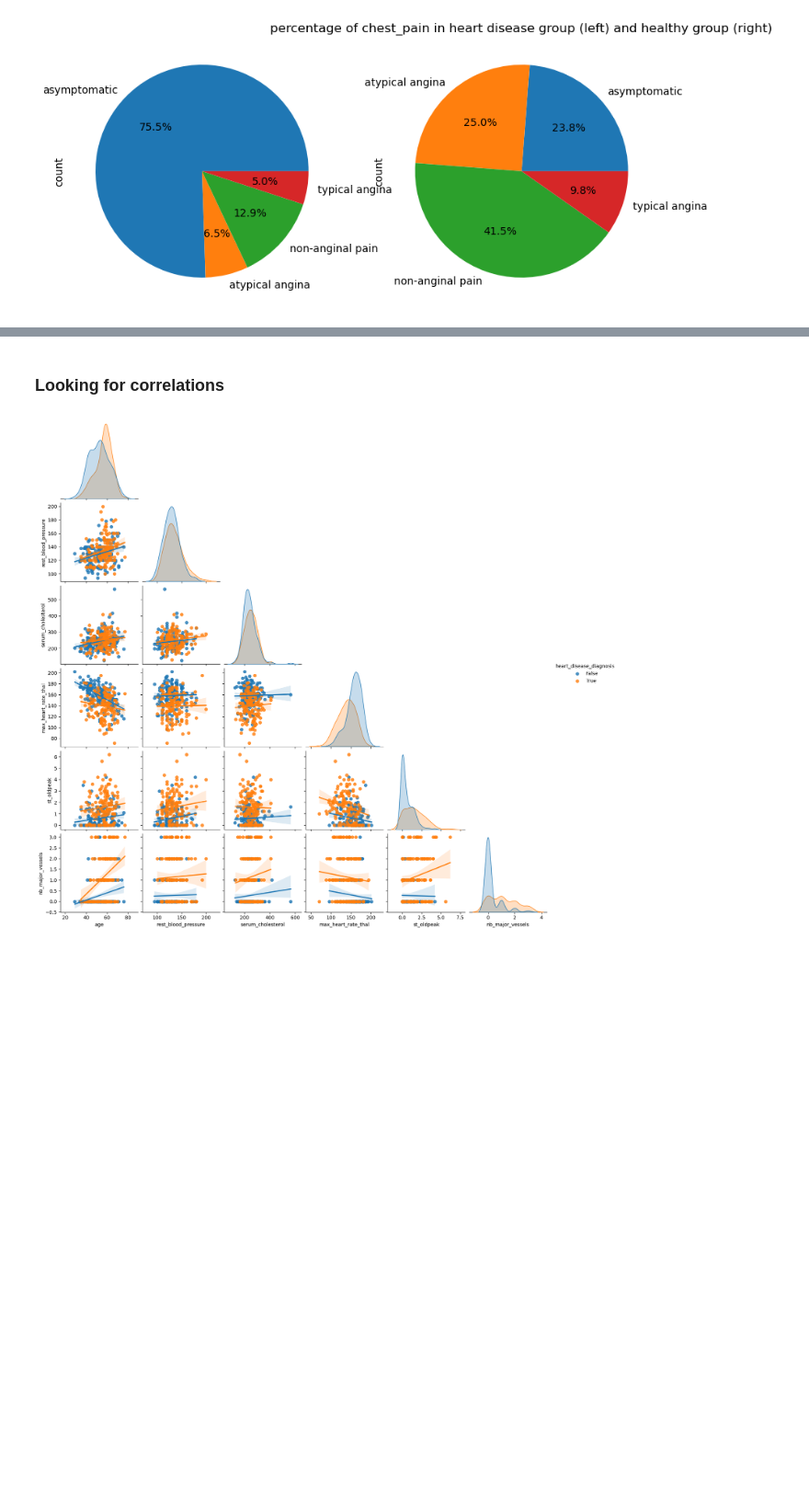
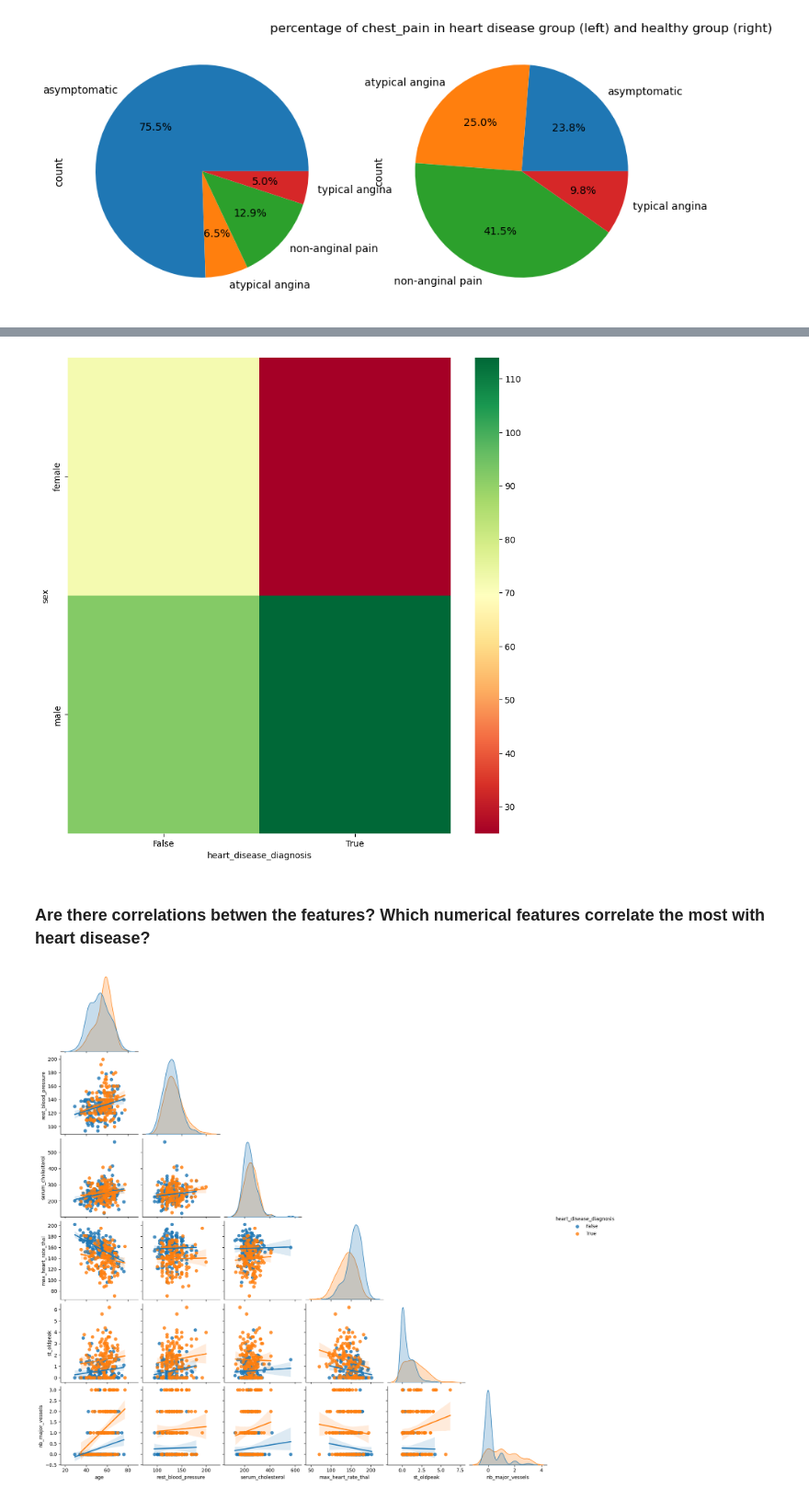
Before and after one commit to paulinedao/heart_disease, a Jupyter notebook: heart_disease/heart_disease.ipynb, the cells around one changed output, grey strips where cells are left out. Shown at 92% size. Saved outputs shown, nothing was run; the diff lists cells and outputs as text; code cells hidden in the pictures; blank space fills up the shorter version.

```diff
--- a/heart_disease/heart_disease.ipynb
+++ b/heart_disease/heart_disease.ipynb
@@ -356,5 +274,9 @@ True                        23     76
-# %% [markdown]
-### Looking for correlations
+# %%
+contingency_table(df, 'sex')
+# %% [output]
+[figure, added]
+# %% [markdown]
+### Are there correlations betwen the features? Which numerical features correlate the most with heart disease?
 # %%
 from src.plotting import look_for_correlations
 
```
Also changed, not shown: parts of 65 cells of this notebook.
